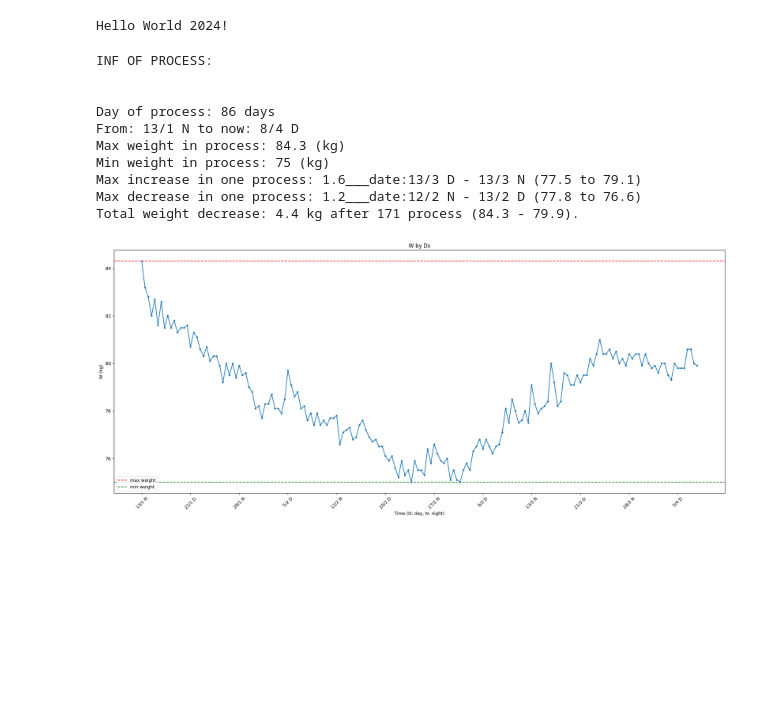
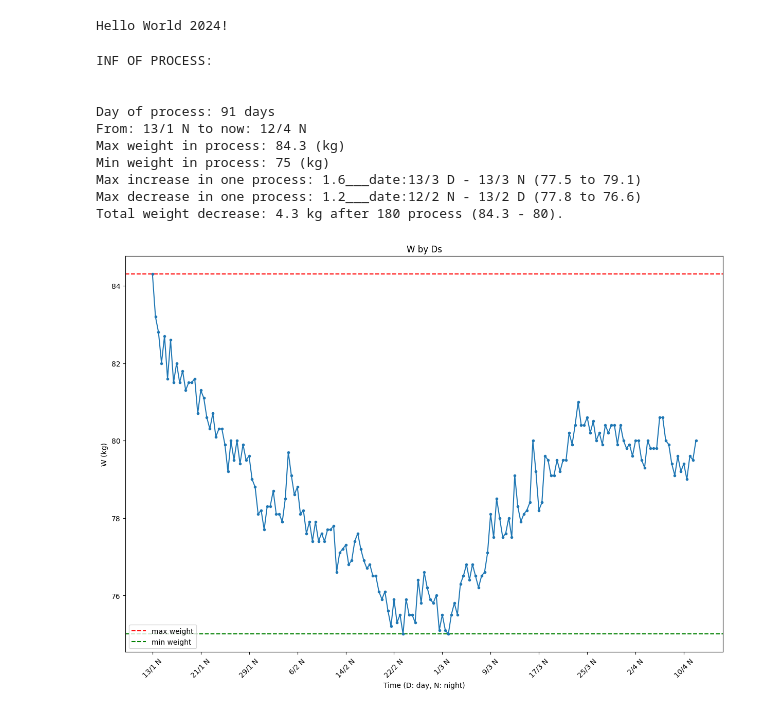
Before and after one commit to thanhbl-hust/2024_plning, a Jupyter notebook: train_12_1/weights.ipynb, the cells around one changed output. Drawn from its saved outputs; the diff is of its cells as text; code cells hidden in the pictures; blank space fills up the shorter version.

```diff
--- a/train_12_1/weights.ipynb
+++ b/train_12_1/weights.ipynb
@@ -52,7 +52,8 @@ w = [
     80.6,  80.2,   80.5,   80,     80.2,   79.9,   80.4,   80.2,
     80.4,  80.4,   79.9,   80.4,   80,     79.8,   79.9,   79.6,
     80,    80,     79.5,   79.3,   80,     79.8,   79.8,   79.8,
-    80.6,  80.6,   80,     79.9
+    80.6,  80.6,   80,     79.9,   79.4,   79.1,   79.6,   79.2,
+    79.4,  79,     79.6,   79.5,   80
 ]
 
 d = [
@@ -77,7 +78,8 @@ d = [
     '25/3 N', '26/3 D', '26/3 N', '27/3 D', '27/3 N', '28/3 D', '28/3 N', '29/3 D',
     '29/3 N', '30/3 D', '30/3 N', '31/3 D', '31/3 N',  '1/4 D',  '1/4 N',  '2/4 D',
      '2/4 N',  '3/4 D',  '3/4 N',  '4/4 D',  '4/4 N',  '5/4 D',  '5/4 N',  '6/4 D',
-     '6/4 N',  '7/4 D',  '7/4 N',  '8/4 D'
+     '6/4 N',  '7/4 D',  '7/4 N',  '8/4 D',  '8/4 N',  '9/4 D',  '9/4 N', '10/4 D',
+    '10/4 N', '11/4 D', '11/4 N', '12/4 D', '12/4 N'
 ]
 # %%
 def paint(w, d, set_time):
@@ -104,37 +106,37 @@ def paint(w, d, set_time):
     print("\n")
     print(f'Day of process: {int((len(w) + len(w) % 2) / 2)} days')
     print(f'From: {d[0]} to now: {d[len(d) - 1]}')
     print(f'Max weight in process: {round(max(w), 2)} (kg)')
     print(f'Min weight in process: {round(min(w), 2)} (kg)')
     print(f'Max increase in one process: {round(maxIn, 1)}___date:{d[inr1]} - {d[inr2]} ({w[inr1]} to {w[inr2]})')
     print(f'Max decrease in one process: {round(maxDe, 2)}___date:{d[der1]} - {d[der2]} ({w[der1]} to {w[der2]})')
     print(f'Total weight decrease: {round(abs(w[len(w) - 1] - w[0]), 1)} kg after {len(w) - 1} process ({w[0]} - {w[len(w) - 1]}).')
 
-    fig = plt.figure(figsize=(25, 10))
+    fig = plt.figure(figsize=(15, 10))
     plt.axhline(y = max_value, color = 'r', linestyle = '--', label = 'Max')
     plt.axhline(y = min_value, color = 'g', linestyle = '--', label = 'Min')
     plt.plot(d, w, marker = '.')
     plt.xlabel('Time (D: day, N: night)')
     plt.ylabel('W (kg)')
     plt.title('W by Ds')
     plt.xticks(x_ticks, x_labels, rotation = 45)
     plt.legend(['max weight', 'min weight'], loc='lower left')
     plt.show()
 
 
 check = len(w)
 paint(w[:check], d[:check], 11)
 # %% [output]
 INF OF PROCESS:
 
 
-Day of process: 86 days
-From: 13/1 N to now: 8/4 D
+Day of process: 91 days
+From: 13/1 N to now: 12/4 N
 Max weight in process: 84.3 (kg)
 Min weight in process: 75 (kg)
 Max increase in one process: 1.6___date:13/3 D - 13/3 N (77.5 to 79.1)
 Max decrease in one process: 1.2___date:12/2 N - 13/2 D (77.8 to 76.6)
-Total weight decrease: 4.4 kg after 171 process (84.3 - 79.9).
+Total weight decrease: 4.3 kg after 180 process (84.3 - 80).
-[figure, old version]
+[figure, new version]
 # %%
 #pip install imageio
```
Also changed, not shown: 45 other files.
